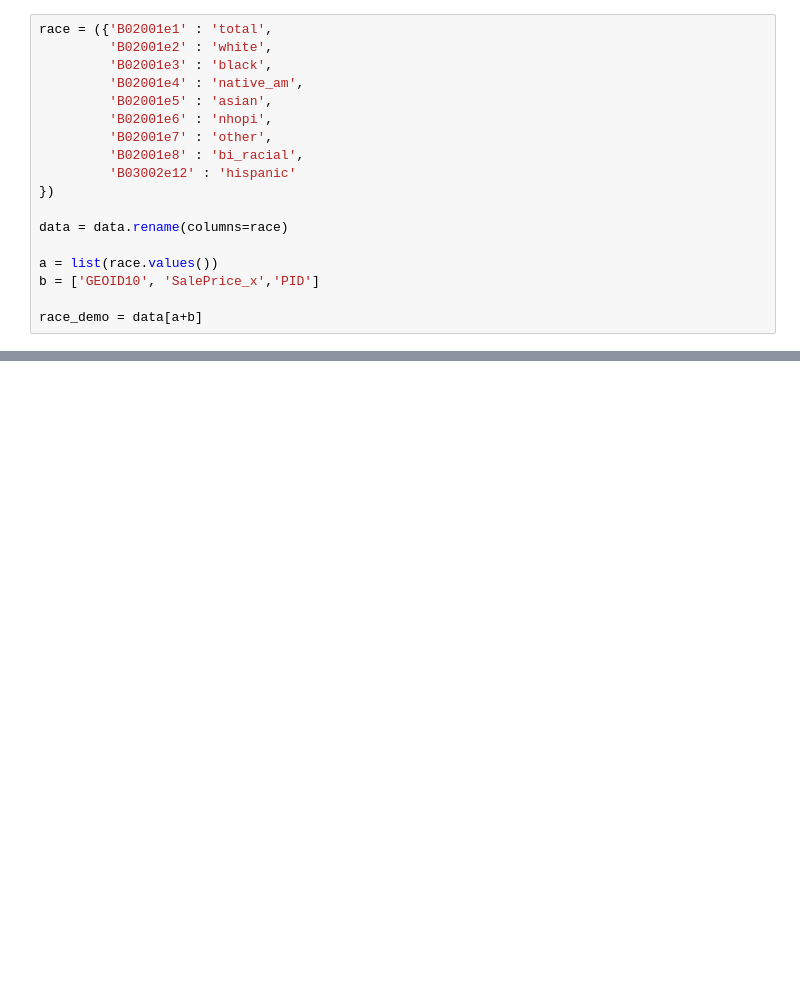
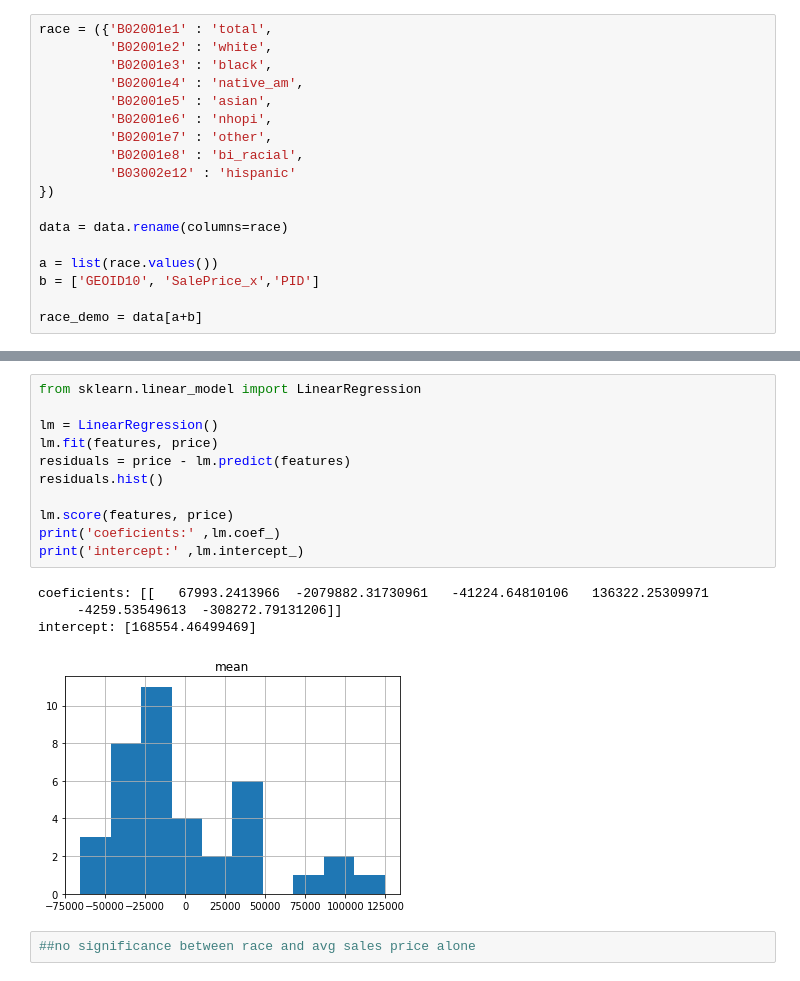
Before and after one commit to yanivyaffe/Ames_Iowa_ML_Project, a Jupyter notebook: PML Scrap.ipynb, the cells around one changed output, grey strips where cells are left out. Saved outputs shown, nothing was run; the diff lists cells and outputs as text; blank space fills up the shorter version.

```diff
--- a/PML Scrap.ipynb
+++ b/PML Scrap.ipynb
@@ -280,0 +361,18 @@ race_demo
+# %%
+from sklearn.linear_model import LinearRegression
+
+lm = LinearRegression()
+lm.fit(features, price)
+residuals = price - lm.predict(features)
+residuals.hist()
+
+lm.score(features, price)
+print('coeficients:' ,lm.coef_)
+print('intercept:' ,lm.intercept_)
+# %% [output]
+coeficients: [[   67993.2413966  -2079882.31730961   -41224.64810106   136322.25309971
+     -4259.53549613  -308272.79131206]]
+intercept: [168554.46499469]
+[figure, added]
+# %%
+##no significance between race and avg sales price alone
```
Also changed, not shown: parts of 7 cells of this notebook.
